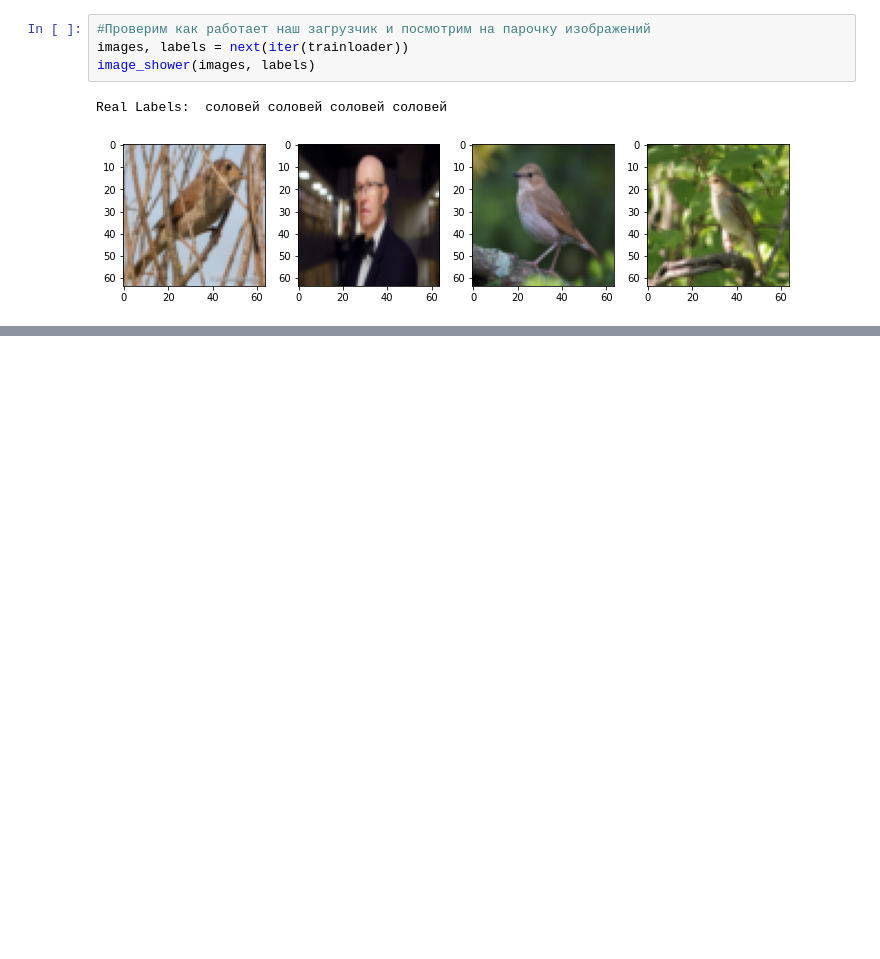
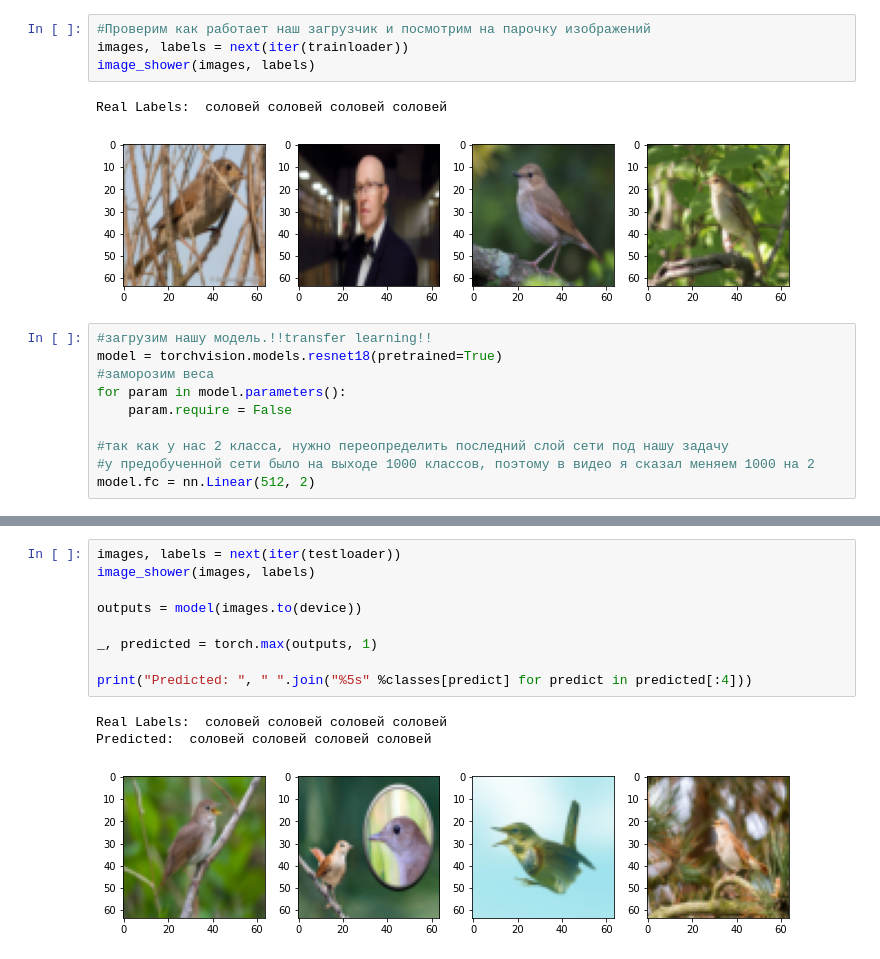
Before and after one commit to J0han-ai/fast.ai, a Jupyter notebook: птицы.ipynb, the cells around one changed output, grey strips where cells are left out. Cells and saved outputs as stored; diff of their text form; blank space fills up the shorter version.

```diff
--- a/птицы.ipynb
+++ b/птицы.ipynb
@@ -243,3 +243,13 @@ image_shower(images, labels)
 # %% [output]
 Real Labels:  соловей соловей соловей соловей
 [figure]
+# %%
+#загрузим нашу модель.!!transfer learning!!
+model = torchvision.models.resnet18(pretrained=True)
+#заморозим веса
+for param in model.parameters():
+    param.require = False
+
+#так как у нас 2 класса, нужно переопределить последний слой сети под нашу задачу
+#у предобученной сети было на выходе 1000 классов, поэтому в видео я сказал меняем 1000 на 2
+model.fc = nn.Linear(512, 2)
@@ -245,0 +318,13 @@ Real Labels:  соловей соловей соловей соловей
+# %%
+images, labels = next(iter(testloader))
+image_shower(images, labels)
+
+outputs = model(images.to(device))
+
+_, predicted = torch.max(outputs, 1)
+
+print("Predicted: ", " ".join("%5s" %classes[predict] for predict in predicted[:4]))
+# %% [output]
+Real Labels:  соловей соловей соловей соловей
+Predicted:  соловей соловей соловей соловей
+[figure, added]
```
Also changed, not shown: parts of 5 cells of this notebook.
